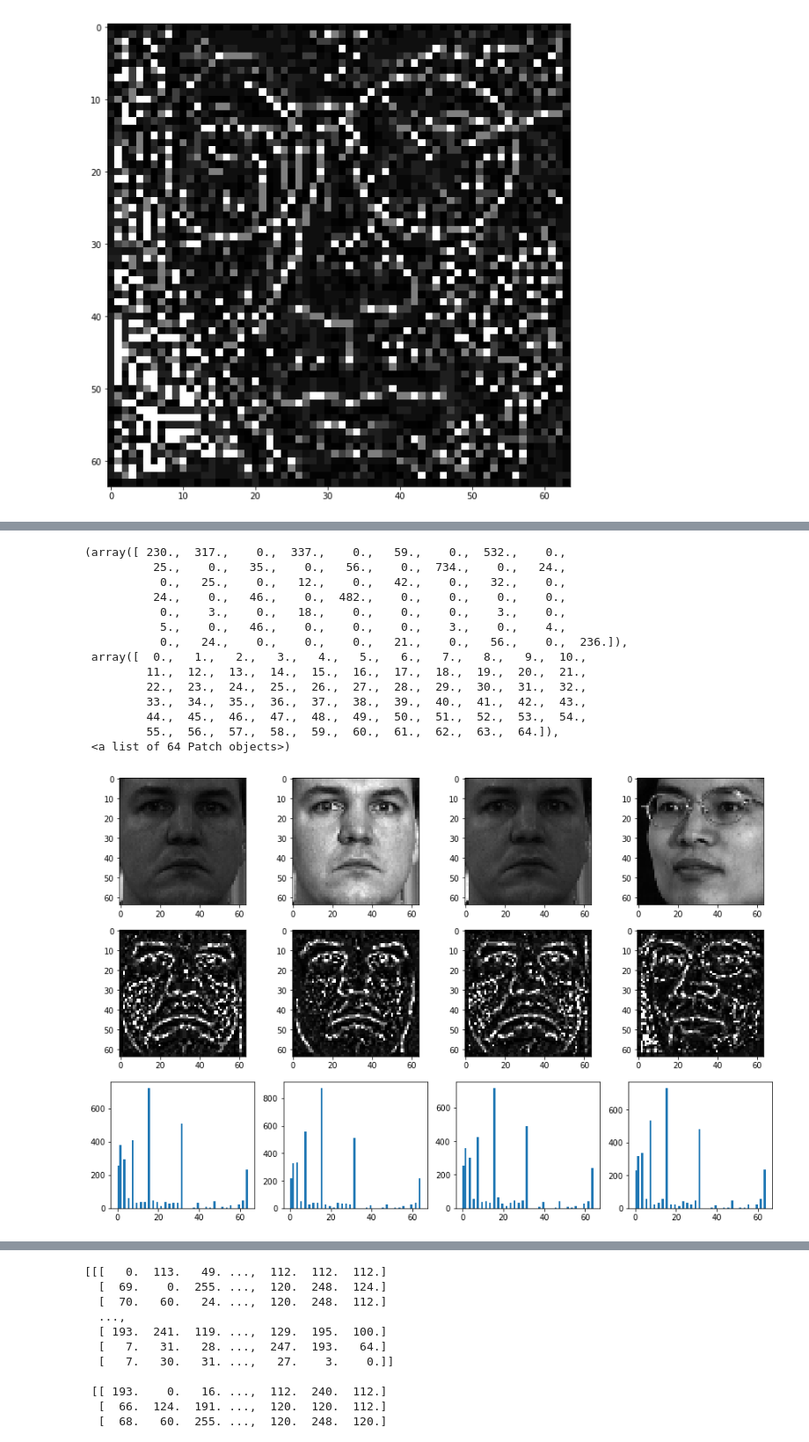
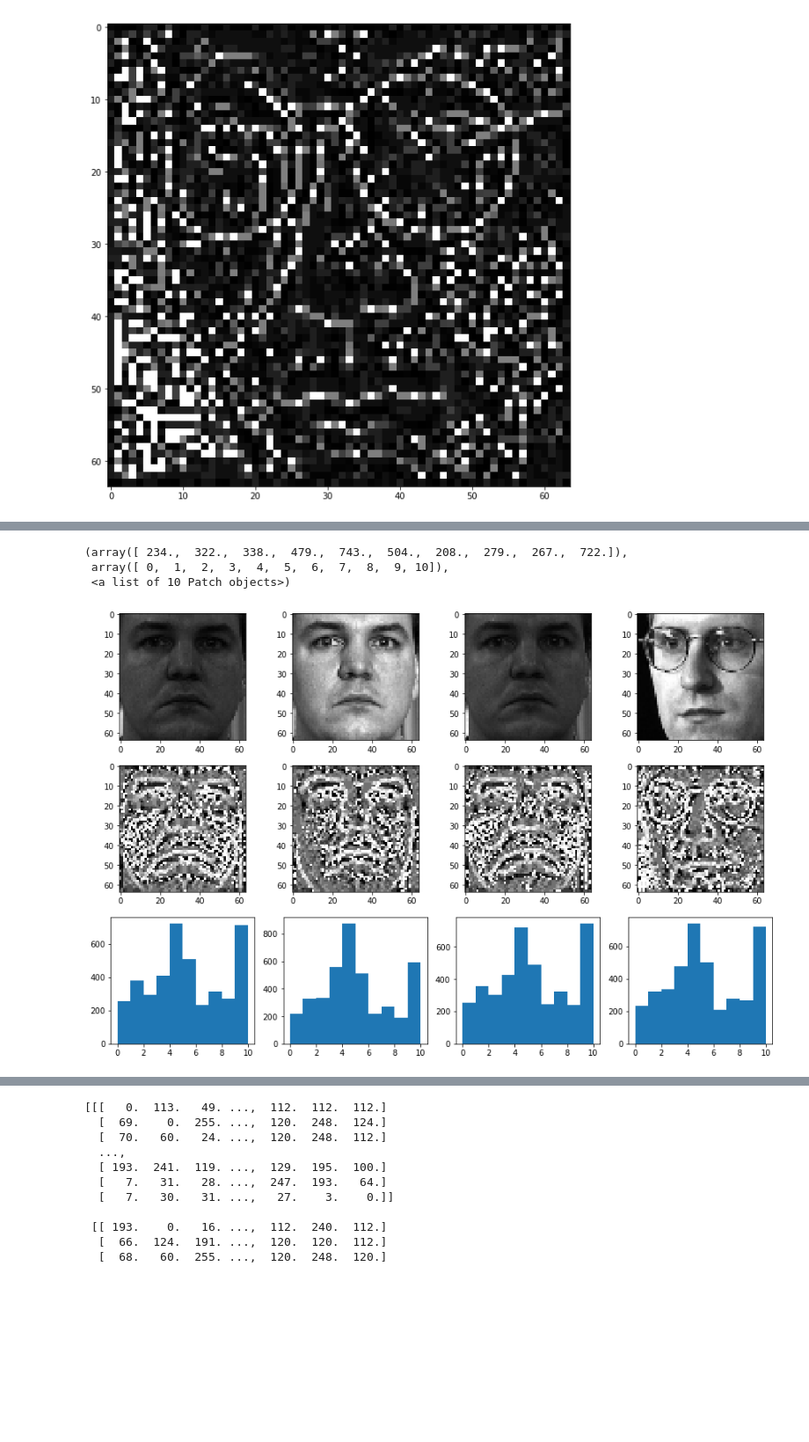
Before and after one commit to csf0429/HW_FaceVerification, a Jupyter notebook: PIE_LBP.ipynb, the cells around one changed output, grey strips where cells are left out. Shown at 88% size. Cells and saved outputs as stored; diff of their text form; code cells hidden in the pictures; blank space fills up the shorter version.

```diff
--- a/PIE_LBP.ipynb
+++ b/PIE_LBP.ipynb
@@ -48,0 +44,12 @@ print img.shape
+# %%
+
+img = X_train[8040].reshape((64,64))
+
+image = img_as_float(img)
+gamma_corrected = exposure.adjust_gamma(image,0.2)
+DOG = feature.blob_dog(gamma_corrected, min_sigma=1, max_sigma=2)
+print DOG.shape
+f, (ax1,ax2,ax3) = plt.subplots(1, 3)
+ax1.imshow(img)
+ax2.imshow(gamma_corrected)
+ax3.imshow(DOG)
@@ -327,46 +327,35 @@ ax12.hist(lbp_img4.ravel(), bins= n_bins, range = (0, n_bins))
 # %%
 radius = 2
 n_points = 8
 n_bins = 64
 
 img1 = X_train[8000].reshape((64,64))
 img2 = X_train[8010].reshape((64,64))
 img3 = X_train[8040].reshape((64,64))
-img4 = X_train[10].reshape((64,64))
+img4 = X_train[50].reshape((64,64))
 
-lbp_img1 = local_binary_pattern(img1, n_points, radius, method = 'ror')
-lbp_img2 = local_binary_pattern(img2, n_points, radius, method = 'ror')
-lbp_img3 = local_binary_pattern(img3, n_points, radius, method = 'ror')
-lbp_img4 = local_binary_pattern(img4, n_points, radius, method = 'ror')
+lbp_img1 = local_binary_pattern(img1, n_points, radius, method = 'uniform')
+lbp_img2 = local_binary_pattern(img2, n_points, radius, method = 'uniform')
+lbp_img3 = local_binary_pattern(img3, n_points, radius, method = 'uniform')
+lbp_img4 = local_binary_pattern(img4, n_points, radius, method = 'uniform')
 
 f, ((ax1, ax2, ax3, ax4),(ax5, ax6, ax7, ax8),(ax9, ax10, ax11, ax12)) = plt.subplots(3, 4)
 ax1.imshow(img1, interpolation='nearest')
 ax2.imshow(img2, interpolation='nearest')
 ax3.imshow(img3, interpolation='nearest')
 ax4.imshow(img4, interpolation='nearest')
 
 ax5.imshow(lbp_img1, interpolation='nearest')
 ax6.imshow(lbp_img2, interpolation='nearest')
 ax7.imshow(lbp_img3, interpolation='nearest')
 ax8.imshow(lbp_img4, interpolation='nearest')
 
-ax9.hist(lbp_img1.ravel(), bins= n_bins, range = (0, n_bins))
-ax10.hist(lbp_img2.ravel(), bins= n_bins, range = (0, n_bins))
-ax11.hist(lbp_img3.ravel(), bins= n_bins, range = (0, n_bins))
-ax12.hist(lbp_img4.ravel(), bins= n_bins, range = (0, n_bins))
+ax9.hist(lbp_img1.ravel(), bins=np.arange(0, n_points + 3),range=(0, n_points + 2))
+ax10.hist(lbp_img2.ravel(), bins=np.arange(0, n_points + 3),range=(0, n_points + 2))
+ax11.hist(lbp_img3.ravel(),  bins=np.arange(0, n_points + 3),range=(0, n_points + 2))
+ax12.hist(lbp_img4.ravel(),  bins=np.arange(0, n_points + 3),range=(0, n_points + 2))
 # %% [output]
-(array([ 230.,  317.,    0.,  337.,    0.,   59.,    0.,  532.,    0.,
-          25.,    0.,   35.,    0.,   56.,    0.,  734.,    0.,   24.,
-           0.,   25.,    0.,   12.,    0.,   42.,    0.,   32.,    0.,
-          24.,    0.,   46.,    0.,  482.,    0.,    0.,    0.,    0.,
-           0.,    3.,    0.,   18.,    0.,    0.,    0.,    3.,    0.,
-           5.,    0.,   46.,    0.,    0.,    0.,    3.,    0.,    4.,
-           0.,   24.,    0.,    0.,    0.,   21.,    0.,   56.,    0.,  236.]),
- array([  0.,   1.,   2.,   3.,   4.,   5.,   6.,   7.,   8.,   9.,  10.,
-         11.,  12.,  13.,  14.,  15.,  16.,  17.,  18.,  19.,  20.,  21.,
-         22.,  23.,  24.,  25.,  26.,  27.,  28.,  29.,  30.,  31.,  32.,
-         33.,  34.,  35.,  36.,  37.,  38.,  39.,  40.,  41.,  42.,  43.,
-         44.,  45.,  46.,  47.,  48.,  49.,  50.,  51.,  52.,  53.,  54.,
-         55.,  56.,  57.,  58.,  59.,  60.,  61.,  62.,  63.,  64.]),
- <a list of 64 Patch objects>)
+(array([ 234.,  322.,  338.,  479.,  743.,  504.,  208.,  279.,  267.,  722.]),
+ array([ 0,  1,  2,  3,  4,  5,  6,  7,  8,  9, 10]),
+ <a list of 10 Patch objects>)
-[figure, old version]
+[figure, new version]
```
Also changed, not shown: parts of 15 cells of this notebook.
